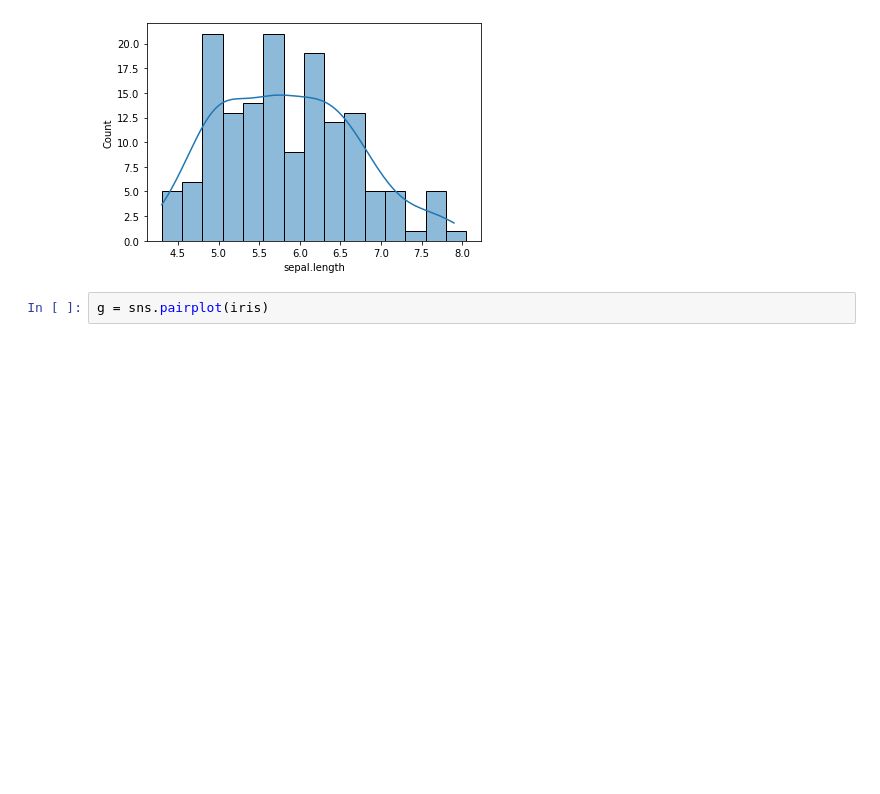
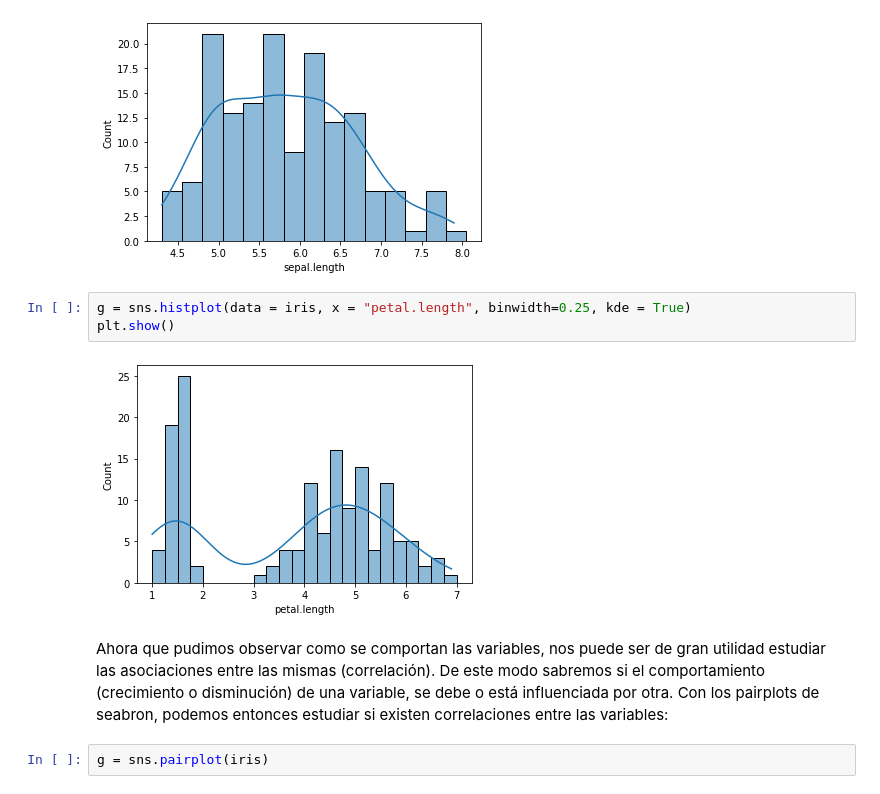
Before and after one commit to juanadelollis/Ucema_entregas, a Jupyter notebook: Teoria/clase_datos.ipynb, the cells around one changed output. Saved outputs shown, nothing was run; the diff lists cells and outputs as text; blank space fills up the shorter version.

```diff
--- a/Teoria/clase_datos.ipynb
+++ b/Teoria/clase_datos.ipynb
@@ -84,6 +237,13 @@ g = sns.histplot(data = iris, x = "sepal.length", binwidth=0.25, kde = True)
 plt.show()
 # %% [output]
 [figure]
+# %%
+g = sns.histplot(data = iris, x = "petal.length", binwidth=0.25, kde = True)
+plt.show()
+# %% [output]
+[figure, added]
+# %% [markdown]
+Ahora que pudimos observar como se comportan las variables, nos puede ser de gran utilidad estudiar las asociaciones entre las mismas (correlación). De este modo sabremos si el comportamiento (crecimiento o disminución) de una variable, se debe o está influenciada por otra. Con los pairplots de seabron, podemos entonces estudiar si existen correlaciones entre las variables:
 # %%
 g = sns.pairplot(iris)
 # %% [output]
```
Also changed, not shown: parts of 56 cells of this notebook, 3 other files.
